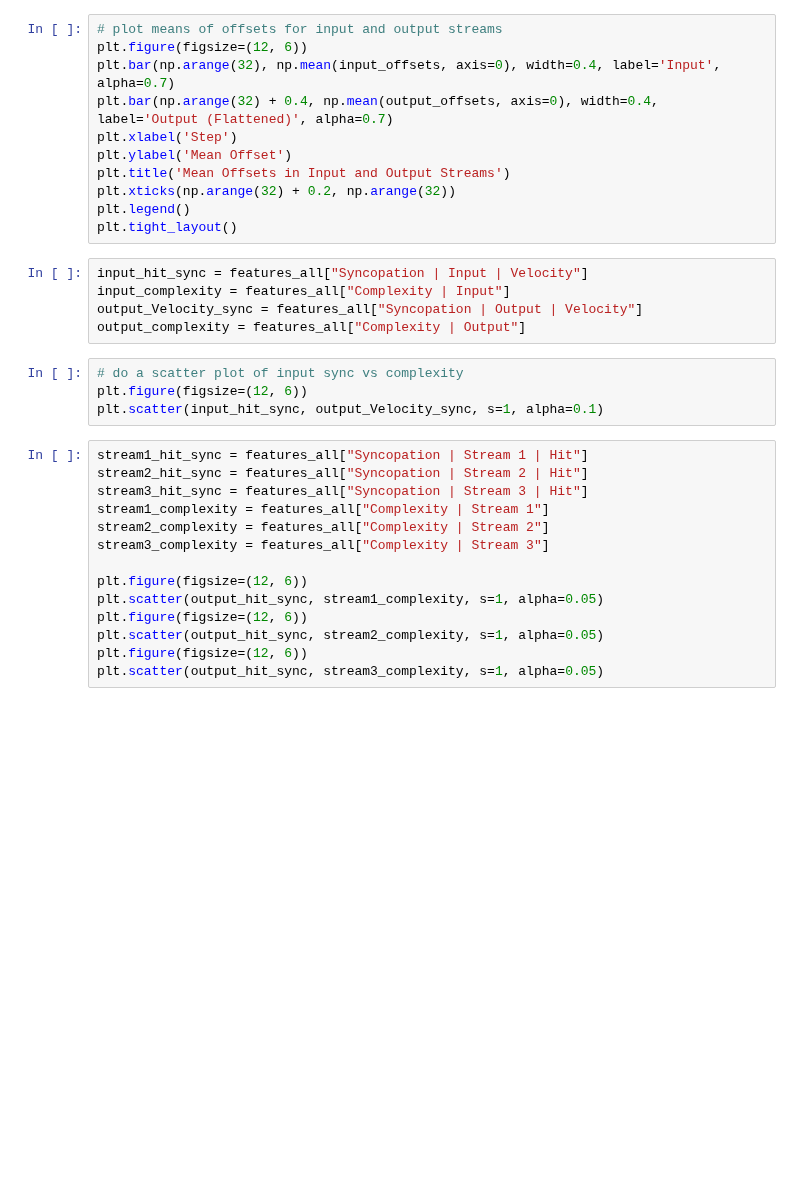
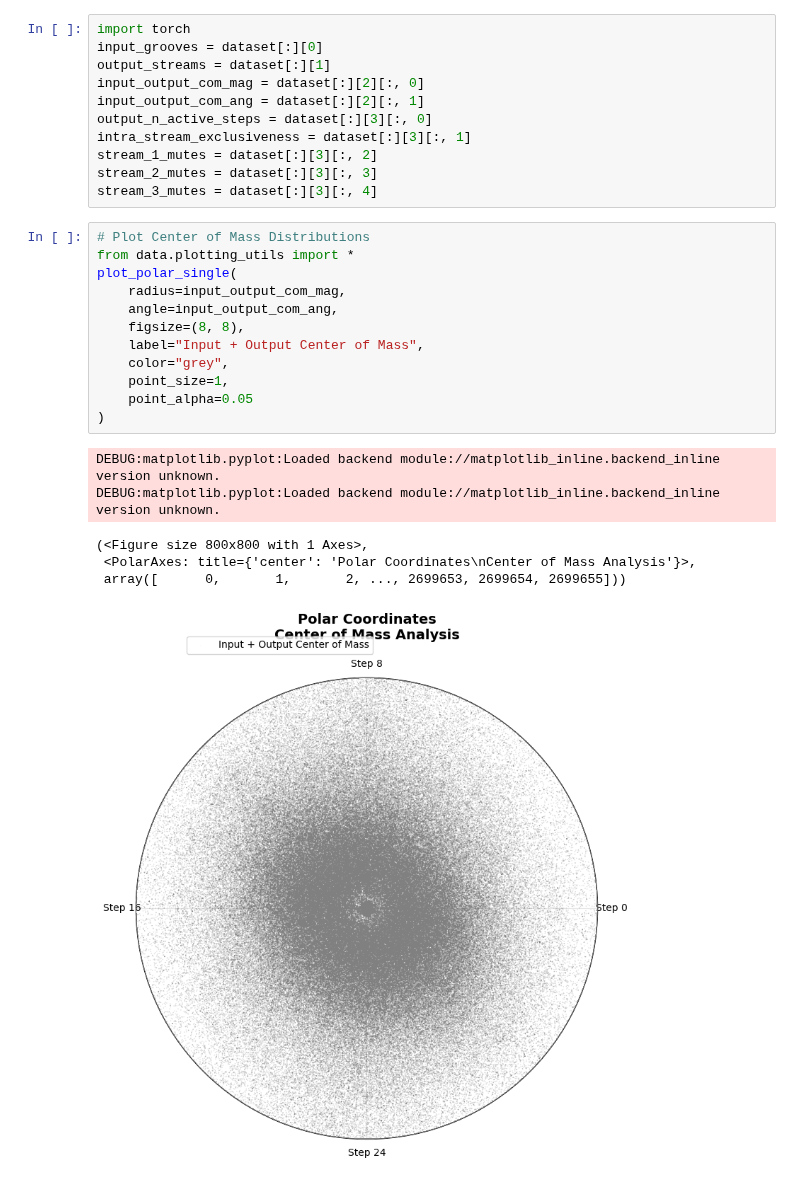
Before and after one commit to behzadhaki/TripleStreams, a Jupyter notebook: data/Diversity.ipynb, the cells around one changed output. Saved outputs shown, nothing was run; the diff lists cells and outputs as text; blank space fills up the shorter version.

```diff
--- a/data/Diversity.ipynb
+++ b/data/Diversity.ipynb
@@ -255,34 +103,30 @@ plt.tight_layout()
-# %%
-# plot means of offsets for input and output streams
-plt.figure(figsize=(12, 6))
-plt.bar(np.arange(32), np.mean(input_offsets, axis=0), width=0.4, label='Input', alpha=0.7)
-plt.bar(np.arange(32) + 0.4, np.mean(output_offsets, axis=0), width=0.4, label='Output (Flattened)', alpha=0.7)
-plt.xlabel('Step')
-plt.ylabel('Mean Offset')
-plt.title('Mean Offsets in Input and Output Streams')
-plt.xticks(np.arange(32) + 0.2, np.arange(32))
-plt.legend()
-plt.tight_layout()
-# %%
-input_hit_sync = features_all["Syncopation | Input | Velocity"]
-input_complexity = features_all["Complexity | Input"]
-output_Velocity_sync = features_all["Syncopation | Output | Velocity"]
-output_complexity = features_all["Complexity | Output"]
-# %%
-# do a scatter plot of input sync vs complexity
-plt.figure(figsize=(12, 6))
-plt.scatter(input_hit_sync, output_Velocity_sync, s=1, alpha=0.1)
-# %%
-stream1_hit_sync = features_all["Syncopation | Stream 1 | Hit"]
-stream2_hit_sync = features_all["Syncopation | Stream 2 | Hit"]
-stream3_hit_sync = features_all["Syncopation | Stream 3 | Hit"]
-stream1_complexity = features_all["Complexity | Stream 1"]
-stream2_complexity = features_all["Complexity | Stream 2"]
-stream3_complexity = features_all["Complexity | Stream 3"]
-
-plt.figure(figsize=(12, 6))
-plt.scatter(output_hit_sync, stream1_complexity, s=1, alpha=0.05)
-plt.figure(figsize=(12, 6))
-plt.scatter(output_hit_sync, stream2_complexity, s=1, alpha=0.05)
-plt.figure(figsize=(12, 6))
-plt.scatter(output_hit_sync, stream3_complexity, s=1, alpha=0.05)
+# %%
+import torch
+input_grooves = dataset[:][0]
+output_streams = dataset[:][1]
+input_output_com_mag = dataset[:][2][:, 0]
+input_output_com_ang = dataset[:][2][:, 1]
+output_n_active_steps = dataset[:][3][:, 0]
+intra_stream_exclusiveness = dataset[:][3][:, 1]
+stream_1_mutes = dataset[:][3][:, 2]
+stream_2_mutes = dataset[:][3][:, 3]
+stream_3_mutes = dataset[:][3][:, 4]
+# %%
+# Plot Center of Mass Distributions
+from data.plotting_utils import *
+plot_polar_single(
+    radius=input_output_com_mag,
+    angle=input_output_com_ang,
+    figsize=(8, 8),
+    label="Input + Output Center of Mass",
+    color="grey",
+    point_size=1,
+    point_alpha=0.05
+)
+# %% [output]
+DEBUG:matplotlib.pyplot:Loaded backend module://matplotlib_inline.backend_inline version unknown.
+DEBUG:matplotlib.pyplot:Loaded backend module://matplotlib_inline.backend_inline version unknown.
+(<Figure size 800x800 with 1 Axes>,
+ <PolarAxes: title={'center': 'Polar Coordinates\nCenter of Mass Analysis'}>,
+ array([      0,       1,       2, ..., 2699653, 2699654, 2699655]))
+[figure, added]
```
Also changed, not shown: parts of 15 cells of this notebook, 3 other files.
